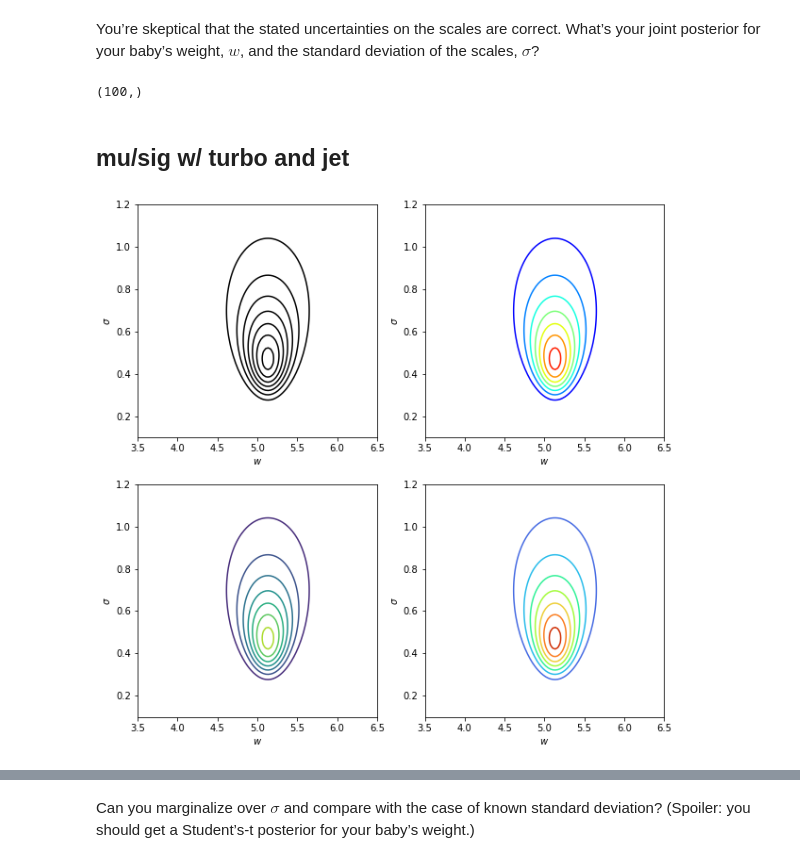
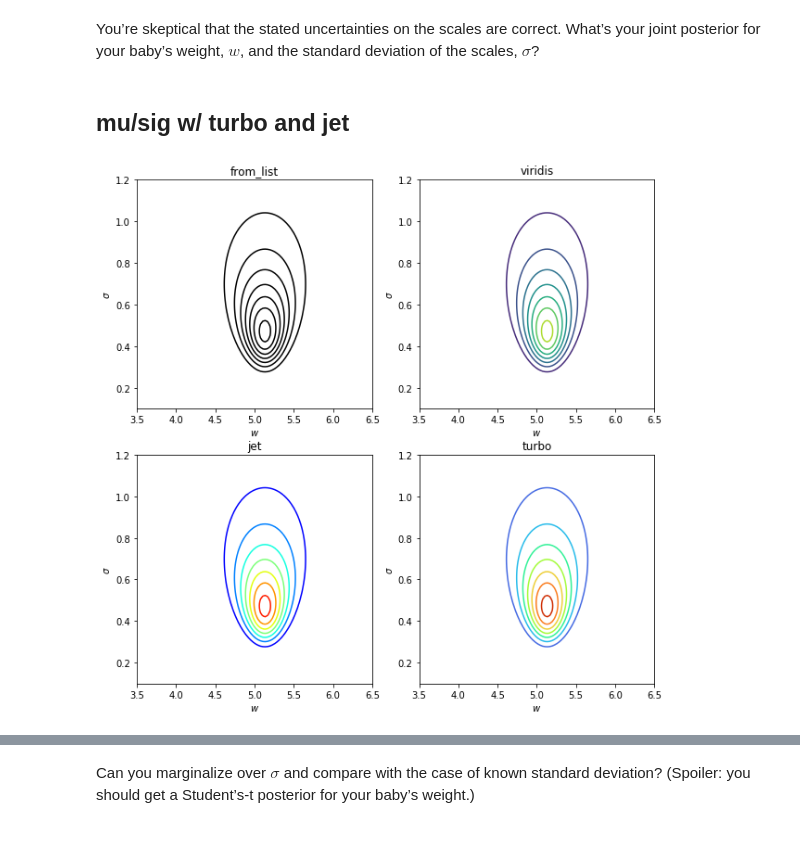
Before and after one commit to eteq/AstroHackWeek2019, a Jupyter notebook: day3_bayes/ahw_intro_incomplete.ipynb, the cells around one changed output, grey strips where cells are left out. Cells and saved outputs as stored; diff of their text form; code cells hidden in the pictures.

Commit message:
more turboing

```diff
--- a/day3_bayes/ahw_intro_incomplete.ipynb
+++ b/day3_bayes/ahw_intro_incomplete.ipynb
@@ -93,10 +81,5 @@ Text(0, 0.5, '${\\rm P}(w)$')
 [figure]
 # %% [markdown]
 You’re skeptical that the stated uncertainties on the scales are correct. What’s your joint posterior for your baby’s weight, $w$, and the standard deviation of the scales, $\sigma$?
-# %%
-t2 = np.sum((measurements-weight_grid[:, np.newaxis])**2, axis=1)
-t2.shape
-# %% [output]
-(100,)
 # %% [markdown]
 ## mu/sig w/ turbo and jet
@@ -103,24 +93,25 @@ t2.shape
 # %%
 def post_gaussian_mu_sig(measurements, weight, error):
     n = len(measurements)
 
     weight = weight[:, np.newaxis]
     sum_term = np.sum((measurements-weight)**2, axis=1)[:, np.newaxis]
     post = (2*np.pi)**(-n/2) *(error)**-n * np.exp((-1/(2*error**2))*sum_term)
 
     return post
 
 error_grid = np.linspace(0.1, 1.2, 101)
 post = post_gaussian_mu_sig(measurements, weight_grid, error_grid)
 
 fig, axs = plt.subplots(2, 2, figsize=(10, 10))
 
-axs[0,0].contour(weight_grid, error_grid, post.T, colors='k')
-axs[1,0].contour(weight_grid, error_grid, post.T, cmap='viridis')
-axs[0,1].contour(weight_grid, error_grid, post.T, cmap='jet')
-axs[1,1].contour(weight_grid, error_grid, post.T, cmap=turbo_cmap)
-for ax in axs.ravel():
+for ax, cmap in zip(axs.ravel(), ['k', 'viridis', 'jet', turbo_cmap]):
+    if cmap == 'k':
+        contours = ax.contour(weight_grid, error_grid, post.T, colors='k')
+    else:
+        contours = ax.contour(weight_grid, error_grid, post.T, cmap=cmap)
     ax.set_xlabel(r'$w$')
     ax.set_ylabel(r'$\sigma$')
+    ax.set_title(contours.cmap.name)
 # %% [output]
-[figure, old version]
+[figure, new version]
```
Also changed, not shown: parts of 3 cells of this notebook.
